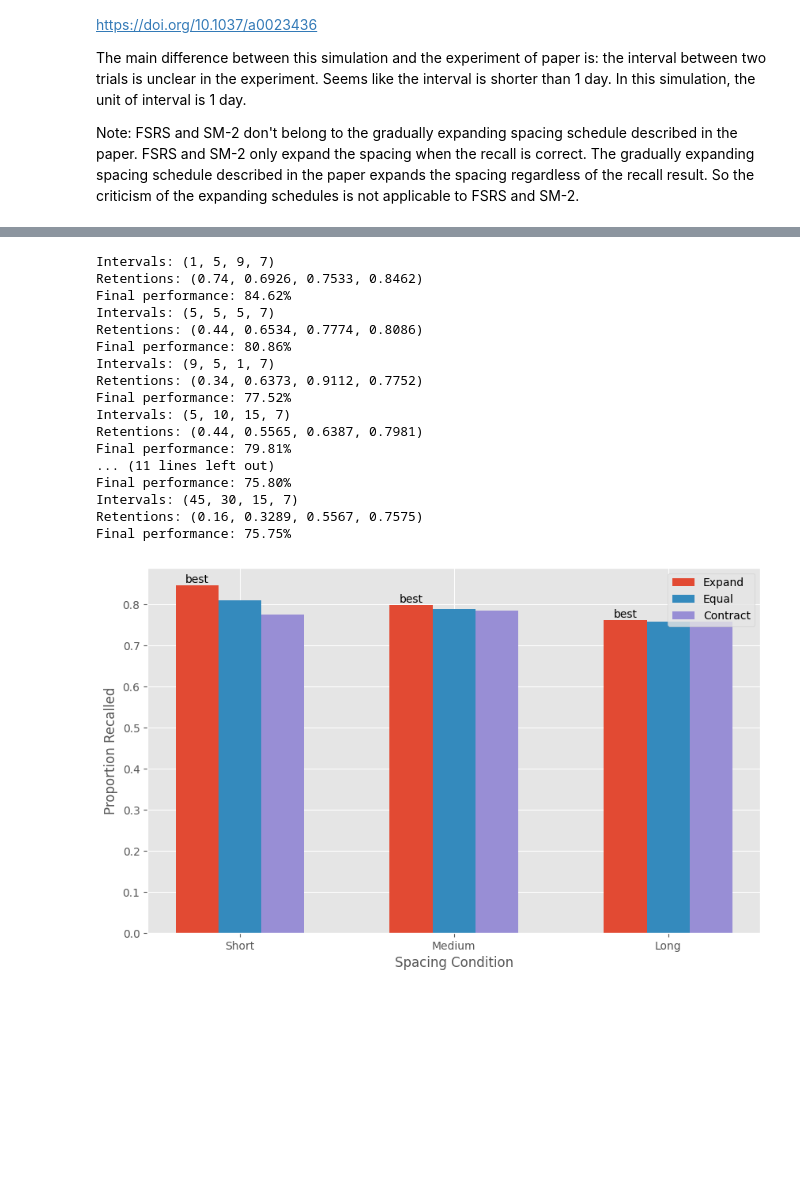
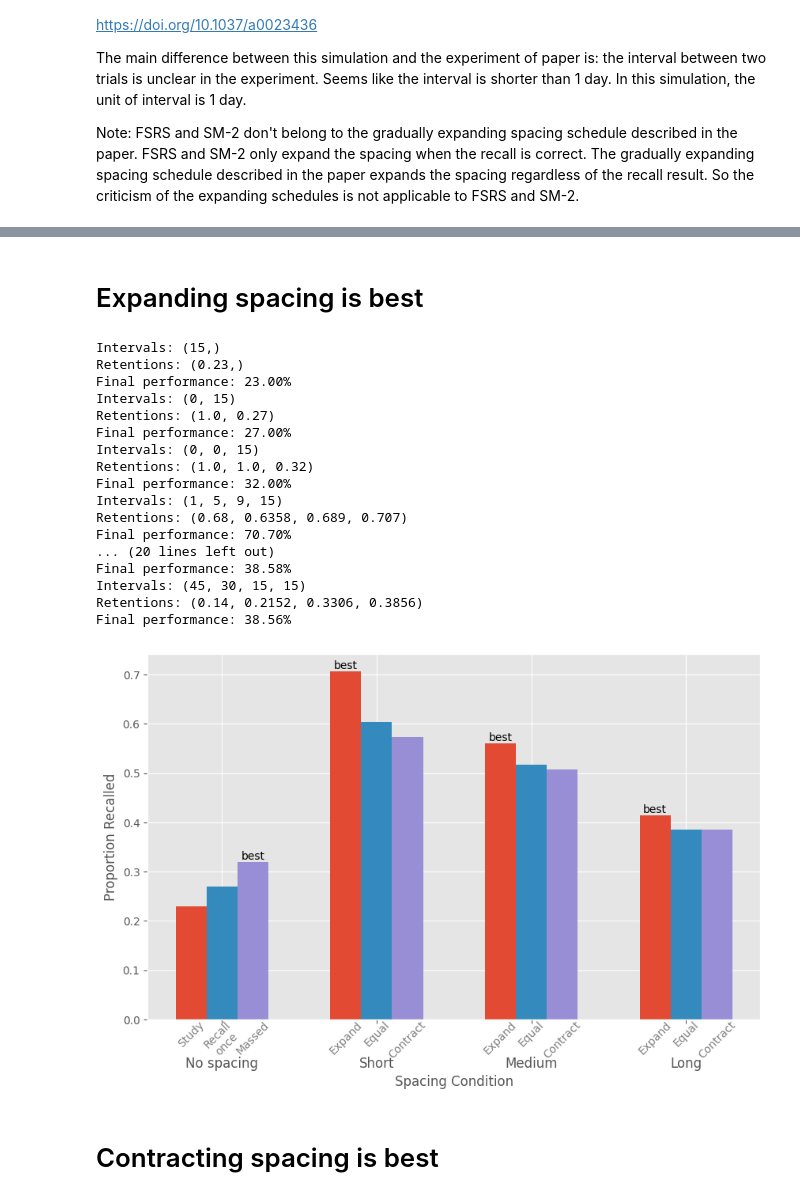
Before and after one commit to open-spaced-repetition/expanding-vs-uniform, a Jupyter notebook: notebook.ipynb, the cells around one changed output, grey strips where cells are left out. Saved outputs shown, nothing was run; the diff lists cells and outputs as text; code cells hidden in the pictures; blank space fills up the shorter version.

Commit message:
update to FSRS-5 & improve plotting

```diff
--- a/notebook.ipynb
+++ b/notebook.ipynb
@@ -118,36 +148,0 @@ Final performance: 66.48%
-# %%
-import numpy as np
-import matplotlib.pyplot as plt
-
-plt.style.use("ggplot")
-
-
-def bar_chat(results, save=False):
-    groups = ["Short", "Medium", "Long"]
-    subgroups = ["Expand", "Equal", "Contract"]
-    values = np.array(results)
-
-    plt.figure(figsize=(10, 6))
-
-    bar_width = 0.2
-
-    group_pos = np.arange(len(groups))
-
-    for i, subgroup in enumerate(subgroups):
-        bars = plt.bar(group_pos + i * bar_width, values[:, i], width=bar_width, label=subgroup)
-
-        # 为每个主组中的最大值添加标记
-        for j, bar in enumerate(bars):
-            if values[j, i] == max(values[j]):
-                plt.text(bar.get_x() + bar.get_width() / 2, bar.get_height(), f'best',
-                        ha='center', va='bottom')
-    plt.legend()
-    plt.xticks(group_pos + bar_width, groups)
-    plt.xlabel("Spacing Condition")
-    plt.ylabel("Proportion Recalled")
-    if save:
-        plt.savefig("simulated.jpg")
-    plt.show()
-
-
-bar_chat(results, True)
@@ -162,23 +179,27 @@ It makes nonsense to compare the relative spacing schedules without taking into
+# %% [markdown]
+# Expanding spacing is best
 # %%
-results = simulate(s0_factor=0.5,first_rating=1, test_interval=7)
+results = simulate(s0_factor=0.5, first_rating=1, test_interval=15)
 bar_chat(results)
 # %% [output]
-Intervals: (1, 5, 9, 7)
-Retentions: (0.74, 0.6926, 0.7533, 0.8462)
-Final performance: 84.62%
-Intervals: (5, 5, 5, 7)
-Retentions: (0.44, 0.6534, 0.7774, 0.8086)
-Final performance: 80.86%
-Intervals: (9, 5, 1, 7)
-Retentions: (0.34, 0.6373, 0.9112, 0.7752)
-Final performance: 77.52%
-Intervals: (5, 10, 15, 7)
-Retentions: (0.44, 0.5565, 0.6387, 0.7981)
-Final performance: 79.81%
-... (11 lines left out)
-Final performance: 75.80%
-Intervals: (45, 30, 15, 7)
-Retentions: (0.16, 0.3289, 0.5567, 0.7575)
-Final performance: 75.75%
+Intervals: (15,)
+Retentions: (0.23,)
+Final performance: 23.00%
+Intervals: (0, 15)
+Retentions: (1.0, 0.27)
+Final performance: 27.00%
+Intervals: (0, 0, 15)
+Retentions: (1.0, 1.0, 0.32)
+Final performance: 32.00%
+Intervals: (1, 5, 9, 15)
+Retentions: (0.68, 0.6358, 0.689, 0.707)
+Final performance: 70.70%
+... (20 lines left out)
+Final performance: 38.58%
+Intervals: (45, 30, 15, 15)
+Retentions: (0.14, 0.2152, 0.3306, 0.3856)
+Final performance: 38.56%
-[figure, old version]
+[figure, new version]
+# %% [markdown]
+# Contracting spacing is best
 # %%
```
Also changed, not shown: parts of 6 cells of this notebook, 1 other file.
